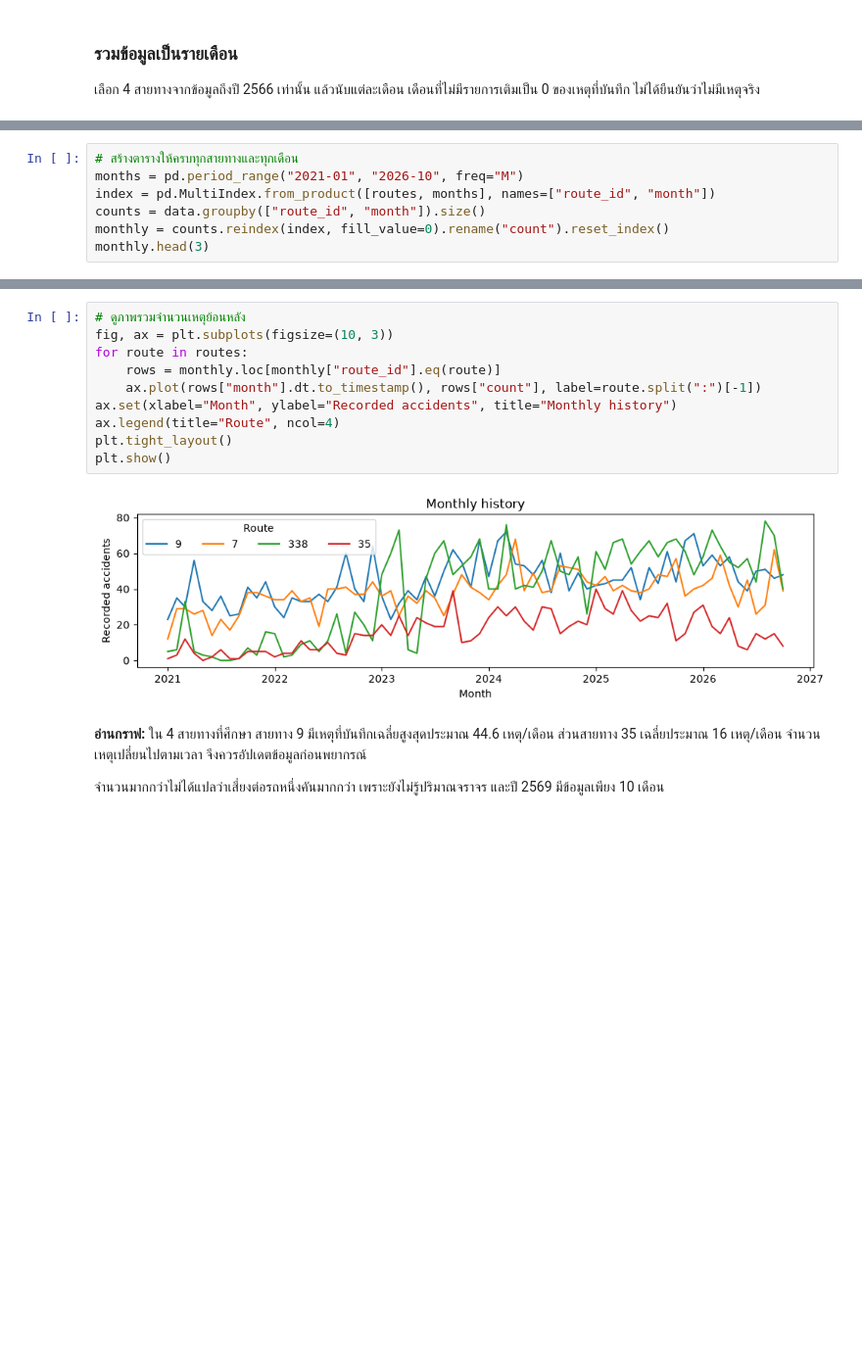
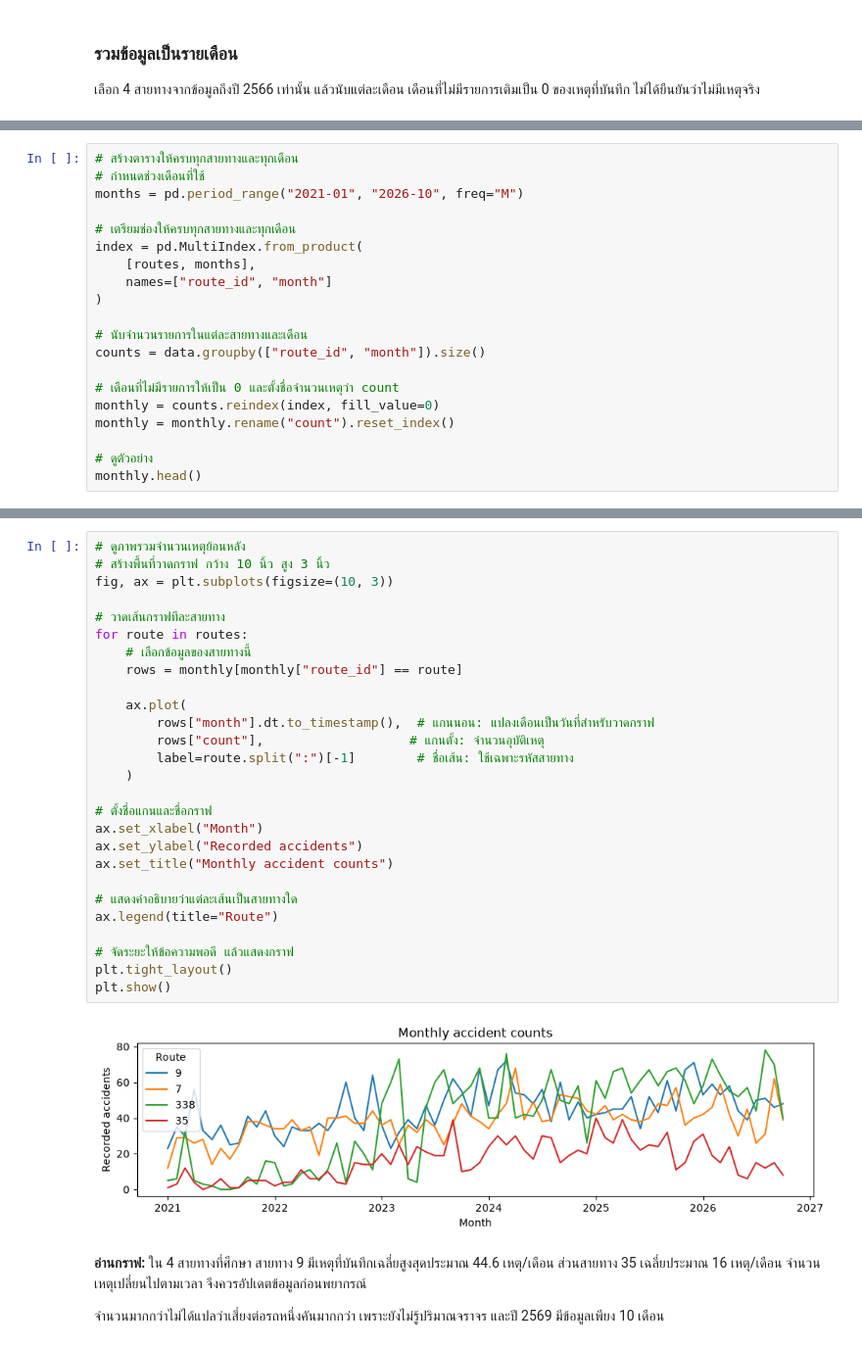
Before and after one commit to entezs/road-accident-forecast, a Jupyter notebook: notebooks/Road_Accident_Monthly_Forecasting.ipynb, the cells around one changed output, grey strips where cells are left out. Shown at 98% size. Cells and saved outputs as stored; diff of their text form; blank space fills up the shorter version.

```diff
--- a/notebooks/Road_Accident_Monthly_Forecasting.ipynb
+++ b/notebooks/Road_Accident_Monthly_Forecasting.ipynb
@@ -153,11 +192,24 @@ data = data.loc[data["route_id"].isin(routes)].copy()
 data["month"] = data["date"].dt.to_period("M")
 # %%
 # สร้างตารางให้ครบทุกสายทางและทุกเดือน
+# กำหนดช่วงเดือนที่ใช้
 months = pd.period_range("2021-01", "2026-10", freq="M")
-index = pd.MultiIndex.from_product([routes, months], names=["route_id", "month"])
+
+# เตรียมช่องให้ครบทุกสายทางและทุกเดือน
+index = pd.MultiIndex.from_product(
+    [routes, months],
+    names=["route_id", "month"]
+)
+
+# นับจำนวนรายการในแต่ละสายทางและเดือน
 counts = data.groupby(["route_id", "month"]).size()
-monthly = counts.reindex(index, fill_value=0).rename("count").reset_index()
-monthly.head(3)
+
+# เดือนที่ไม่มีรายการให้เป็น 0 และตั้งชื่อจำนวนเหตุว่า count
+monthly = counts.reindex(index, fill_value=0)
+monthly = monthly.rename("count").reset_index()
+
+# ดูตัวอย่าง
+monthly.head()
 # %% [output]
 |  | route_id | month | count |
 | 0 | กรมทางหลวง:9 | 2021-01 | 23 |
@@ -166,15 +220,32 @@ monthly.head(3)
 # %%
 # ดูภาพรวมจำนวนเหตุย้อนหลัง
+# สร้างพื้นที่วาดกราฟ กว้าง 10 นิ้ว สูง 3 นิ้ว
 fig, ax = plt.subplots(figsize=(10, 3))
+
+# วาดเส้นกราฟทีละสายทาง
 for route in routes:
-    rows = monthly.loc[monthly["route_id"].eq(route)]
-    ax.plot(rows["month"].dt.to_timestamp(), rows["count"], label=route.split(":")[-1])
-ax.set(xlabel="Month", ylabel="Recorded accidents", title="Monthly history")
-ax.legend(title="Route", ncol=4)
+    # เลือกข้อมูลของสายทางนี้
+    rows = monthly[monthly["route_id"] == route]
+
+    ax.plot(
+        rows["month"].dt.to_timestamp(),  # แกนนอน: แปลงเดือนเป็นวันที่สำหรับวาดกราฟ
+        rows["count"],                   # แกนตั้ง: จำนวนอุบัติเหตุ
+        label=route.split(":")[-1]        # ชื่อเส้น: ใช้เฉพาะรหัสสายทาง
+    )
+
+# ตั้งชื่อแกนและชื่อกราฟ
+ax.set_xlabel("Month")
+ax.set_ylabel("Recorded accidents")
+ax.set_title("Monthly accident counts")
+
+# แสดงคำอธิบายว่าแต่ละเส้นเป็นสายทางใด
+ax.legend(title="Route")
+
+# จัดระยะให้ข้อความพอดี แล้วแสดงกราฟ
 plt.tight_layout()
 plt.show()
 # %% [output]
-[figure, old version]
+[figure, new version]
 # %% [markdown]
 **อ่านกราฟ:** ใน 4 สายทางที่ศึกษา สายทาง 9 มีเหตุที่บันทึกเฉลี่ยสูงสุดประมาณ 44.6 เหตุ/เดือน ส่วนสายทาง 35 เฉลี่ยประมาณ 16 เหตุ/เดือน จำนวนเหตุเปลี่ยนไปตามเวลา จึงควรอัปเดตข้อมูลก่อนพยากรณ์
 
```
Also changed, not shown: parts of 18 cells of this notebook.
